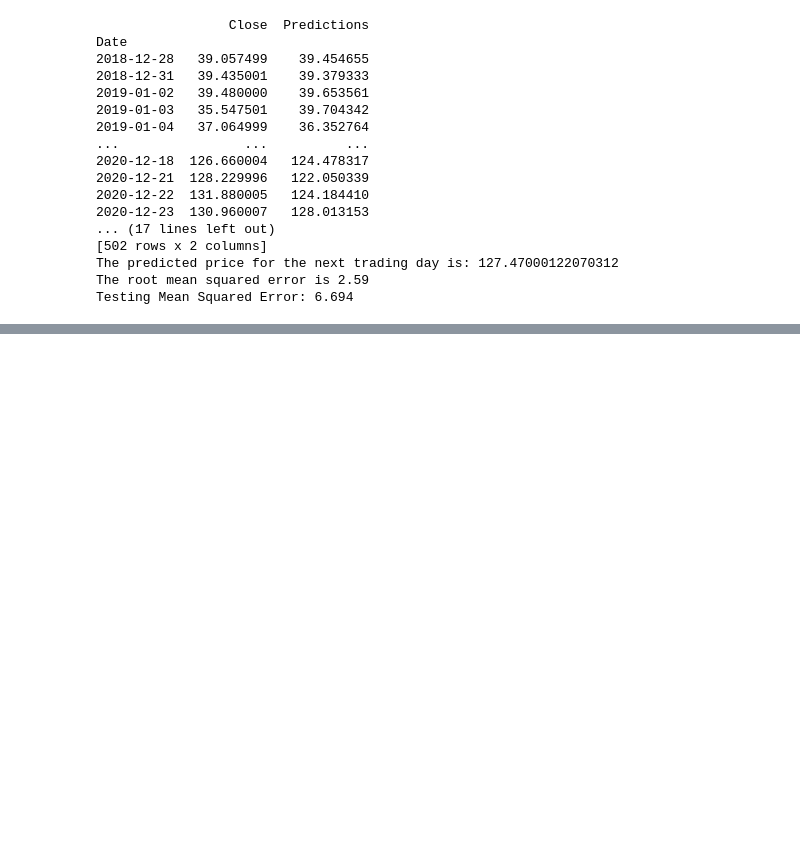
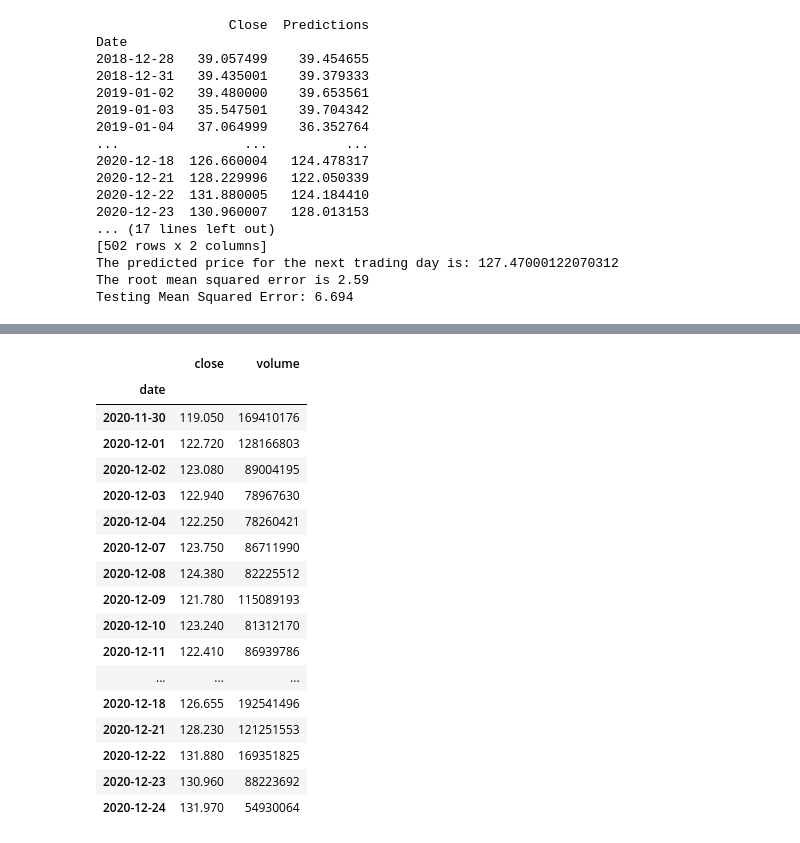
Before and after one commit to lukewbecker/fbphrophet-remote, a Jupyter notebook: fbprophet_testing.ipynb, the cells around one changed output, grey strips where cells are left out. Cells and saved outputs as stored; diff of their text form; code cells hidden in the pictures; blank space fills up the shorter version.

```diff
--- a/fbprophet_testing.ipynb
+++ b/fbprophet_testing.ipynb
@@ -257,0 +299,21 @@ Testing Mean Squared Error: 6.694
+# %%
+close_prices
+# %% [output]
+|  | close | volume |
+| date |  |  |
+| 2020-11-30 | 119.050 | 169410176 |
+| 2020-12-01 | 122.720 | 128166803 |
+| 2020-12-02 | 123.080 | 89004195 |
+| 2020-12-03 | 122.940 | 78967630 |
+| 2020-12-04 | 122.250 | 78260421 |
+| 2020-12-07 | 123.750 | 86711990 |
+| 2020-12-08 | 124.380 | 82225512 |
+| 2020-12-09 | 121.780 | 115089193 |
+| 2020-12-10 | 123.240 | 81312170 |
+| 2020-12-11 | 122.410 | 86939786 |
+| ... | ... | ... |
+| 2020-12-18 | 126.655 | 192541496 |
+| 2020-12-21 | 128.230 | 121251553 |
+| 2020-12-22 | 131.880 | 169351825 |
+| 2020-12-23 | 130.960 | 88223692 |
+| 2020-12-24 | 131.970 | 54930064 |
```
Also changed, not shown: parts of 8 cells of this notebook.
